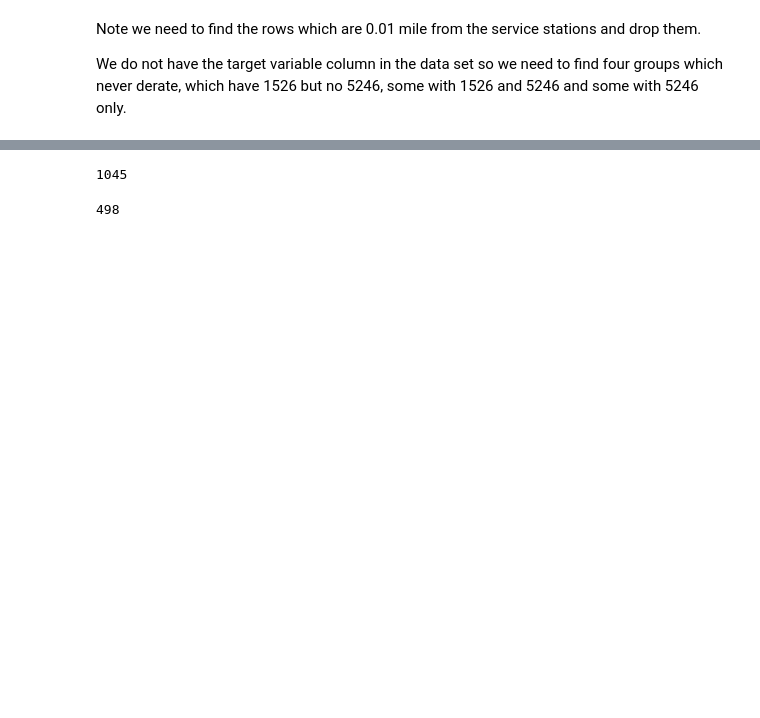
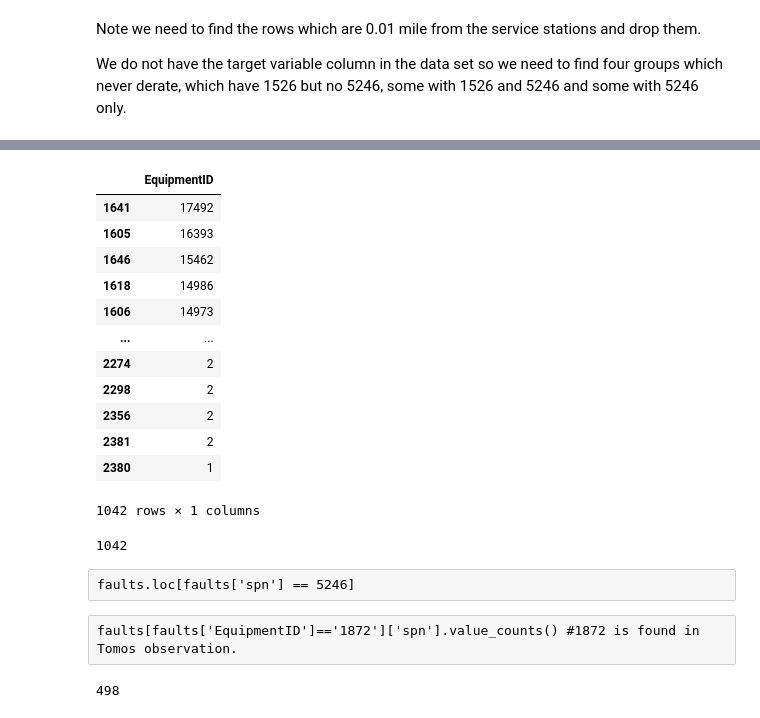
Before and after one commit to nss-data-science-cohort-6/big_g_express-elden_ring, a Jupyter notebook: notebooks/smita_bigG_EDA.ipynb, the cells around one changed output, grey strips where cells are left out. Drawn from its saved outputs; the diff is of its cells as text; code cells hidden in the pictures; blank space fills up the shorter version.

```diff
--- a/notebooks/smita_bigG_EDA.ipynb
+++ b/notebooks/smita_bigG_EDA.ipynb
@@ -79,8 +170,10 @@ faults
 # %%
-#cleaning the faults data to hav equipmentID less than 5
+#cleaning the faults data to hav equipmentID less than or equall to 5
 #faults = 1187335
+# faults = faults[faults['EquipmentID'].str.len() <= 5]
+faults = faults[faults['EquipmentID'].str.len() < 5]
+faults.shape #1185143, 18
 
-
-faults = faults[faults['EquipmentID'].str.len() <=5]
-faults.shape #1185166, 18
+#there are 1042 trucks which have ID less than 5 and
+# 3 that are equal to 5 with alpha numeric chaarcters.
 # %% [output]
@@ -106,3 +183,17 @@ Note we need to find the rows which are 0.01 mile from the service stations and
 
 We do not have the target variable column in the data set so we need to find four groups which never derate, which have 1526 but no 5246,
 some with 1526 and 5246 and some with 5246 only.
+# %%
+#find the rows close to service stations within 0.01 mile then droping them
+
+faults['latA_diff'] = abs(faults['Latitude']-36.0666667)
+faults['latB_diff'] = abs(faults['Latitude']-35.5883333)
+faults['latC_diff'] = abs(faults['Latitude']-36.1950)
+faults['longA_diff'] = abs(faults['Longitude']-(-86.4347222))
+faults['longB_diff'] = abs(faults['Longitude']-(-86.4438888))
+faults['longC_diff'] = abs(faults['Longitude']-(-83.174722))
+
+faults
+
+#abs() gives the result as absolute number
+# now drop the rows which have values less than 0.01, meaning in proximity of the service station.
@@ -109,7 +231,27 @@ some with 1526 and 5246 and some with 5246 only.
+# %%
+faults['EquipmentID'].value_counts().to_frame() #1042
+# %% [output]
+|  | EquipmentID |
+| 1641 | 17492 |
+| 1605 | 16393 |
+| 1646 | 15462 |
+| 1618 | 14986 |
+| 1606 | 14973 |
+| ... | ... |
+| 2274 | 2 |
+| 2298 | 2 |
+| 2356 | 2 |
+| 2381 | 2 |
+| 2380 | 1 |
+1042 rows × 1 columns
 # %%
 faults['EquipmentID'].nunique() #1045
 # %% [output]
-1045
+1042
+# %% [raw]
+faults.loc[faults['spn'] == 5246]
+# %% [raw]
+faults[faults['EquipmentID']=='1872']['spn'].value_counts() #1872 is found in Tomos observation.
 # %%
 faults[(faults['spn'] == 1569) & (faults['fmi'] == 31)] #10717 with and without fmi=31
 
```
Also changed, not shown: parts of 33 cells of this notebook, 1 other file.
